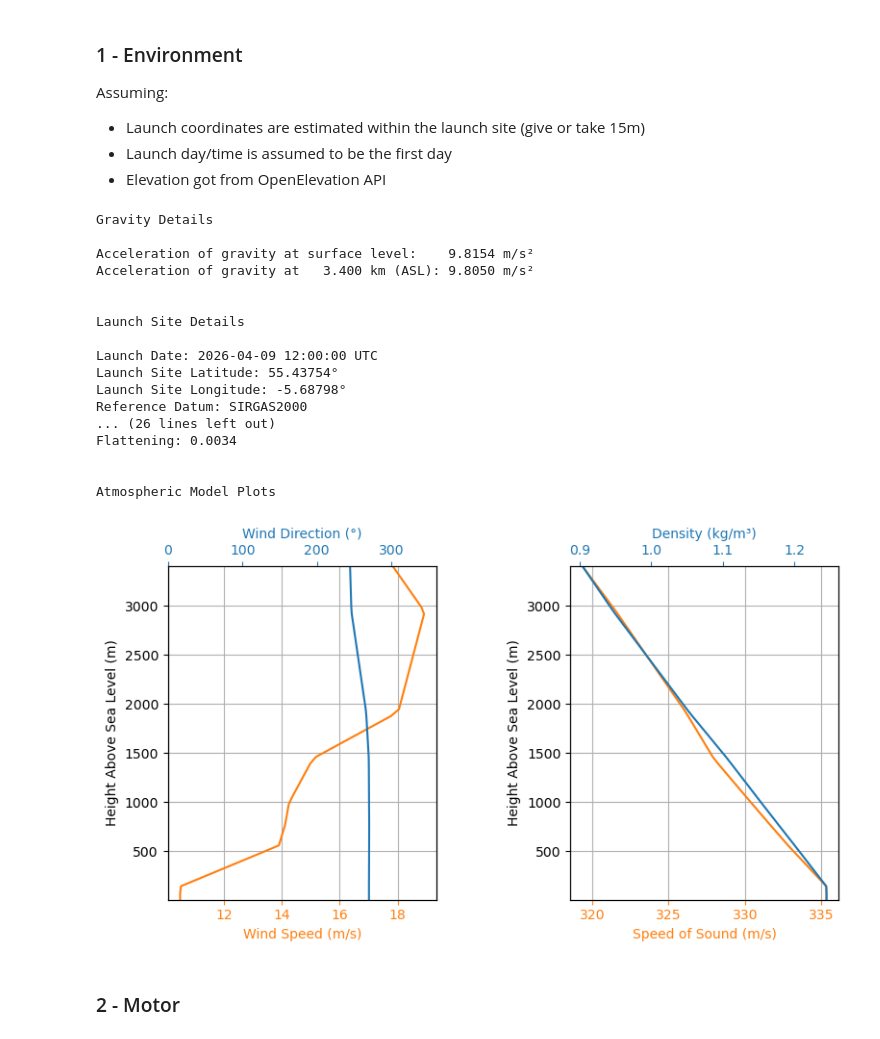
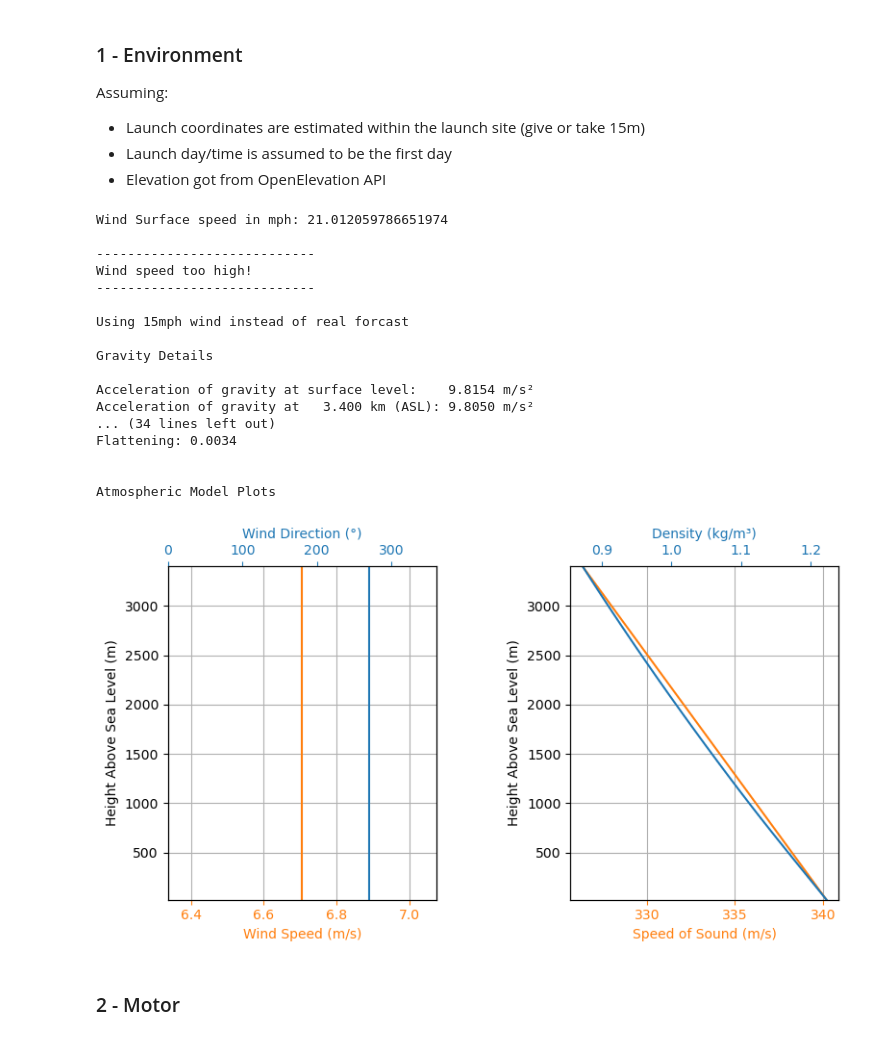
Before and after one commit to ULAS-HiPR/RocketPy, a Jupyter notebook: Mach26/Badhbh.ipynb, the cells around one changed output. Saved outputs shown, nothing was run; the diff lists cells and outputs as text; code cells hidden in the pictures.

```diff
--- a/Mach26/Badhbh.ipynb
+++ b/Mach26/Badhbh.ipynb
@@ -29,35 +29,50 @@ Assuming:
 - Launch coordinates are estimated within the launch site (give or take 15m)
 - Launch day/time is assumed to be the first day
 - Elevation got from OpenElevation API
+# %%
+MAX_WIND_MPH = 15
+MAX_WIND_MS = MAX_WIND_MPH / 2.23694
 # %%
 env = Environment(latitude=55.43753666449806, longitude=-5.687982477918211, elevation=13)
 
 tomorrow = datetime.date.today() + datetime.timedelta(days=1)
 env.set_date((tomorrow.year, tomorrow.month, tomorrow.day, 12))
 
 env.set_atmospheric_model(type="Windy", file="GFS")
 env.max_expected_height = 3400
 
+print(f"Wind Surface speed in mph: {env.wind_speed(13) * 2.23694}")
+if env.wind_speed(13) * 2.23694 > 15:
+    print("\n----------------------------\nWind speed too high!\n----------------------------\n")
+    print("Using 15mph wind instead of real forcast")
+
+    env.set_atmospheric_model(
+        type="custom_atmosphere",
+        wind_u=[(0, MAX_WIND_MS), (3400, MAX_WIND_MS)],
+        wind_v=[(0, 0), (3400, 0)]
+    )
+
+
 env.info()
 # %% [output]
+Wind Surface speed in mph: 21.012059786651974
+
+----------------------------
+Wind speed too high!
+----------------------------
+
+Using 15mph wind instead of real forcast
+
 Gravity Details
 
 Acceleration of gravity at surface level:    9.8154 m/s²
 Acceleration of gravity at   3.400 km (ASL): 9.8050 m/s²
-
-
-Launch Site Details
-
-Launch Date: 2026-04-09 12:00:00 UTC
-Launch Site Latitude: 55.43754°
-Launch Site Longitude: -5.68798°
-Reference Datum: SIRGAS2000
-... (26 lines left out)
+... (34 lines left out)
 Flattening: 0.0034
 
 
 Atmospheric Model Plots
-[figure, old version]
+[figure, new version]
 # %% [markdown]
 ### 2 - Motor
 # %%
```
Also changed, not shown: parts of 20 cells of this notebook, 1 other file.
